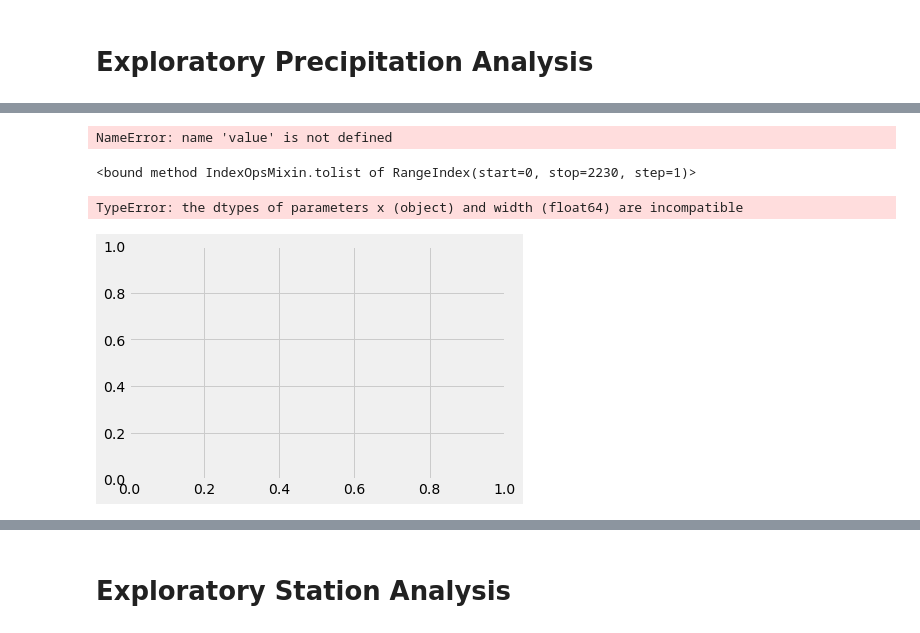
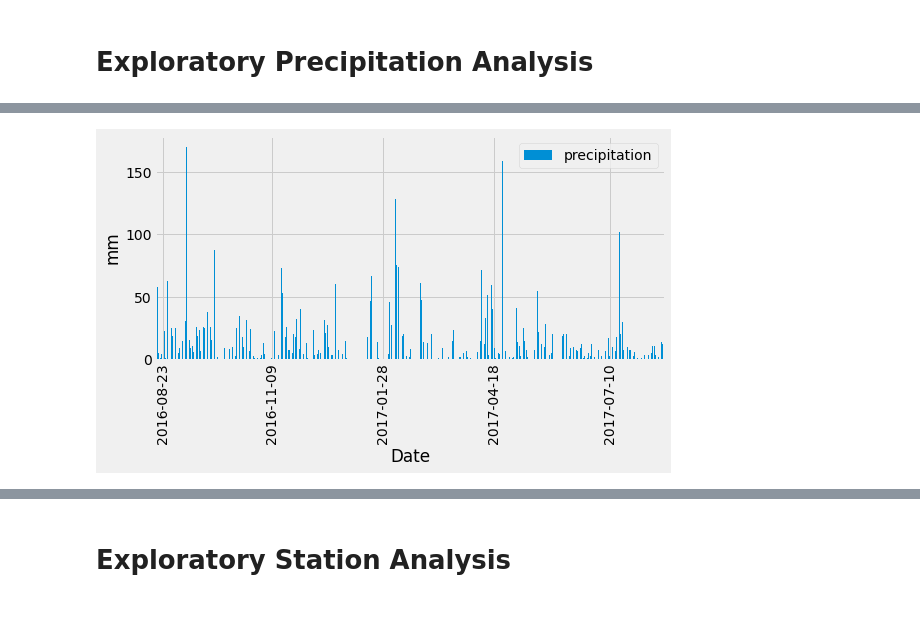
Before and after one commit to lcardsvr/sqlalchemy-challenge, a Jupyter notebook: SurfsUp/climate_starter.ipynb, the cells around one changed output, grey strips where cells are left out. Drawn from its saved outputs; the diff is of its cells as text; code cells hidden in the pictures.

```diff
--- a/SurfsUp/climate_starter.ipynb
+++ b/SurfsUp/climate_starter.ipynb
@@ -199,3 +158,8 @@ Query Date:  2016-08-23
 # %%
+# To plot just one datapoint per date The maximum precipitation per day was taken
+prcp_max_data = session.query(Measurement.date, func.max(Measurement.prcp)).\
+     filter(Measurement.date >= query_date).\
+     group_by(Measurement.date).\
+     order_by(Measurement.date).all()
 
-dates = session.query(Measurement.date, Measurement.prcp).filter(Measurement.date >= query_date).order_by(Measurement.date).all()
+prcp_max_data
@@ -317,10 +183,0 @@ AttributeError: 'Text' object has no property 'step'
-# %%
-x = [value for values in df.index.values ]
-
-x_axis = np.arange(len(x))
-# %% [output]
-NameError: name 'value' is not defined
-# %%
-x
-# %% [output]
-<bound method IndexOpsMixin.tolist of RangeIndex(start=0, stop=2230, step=1)>
@@ -329,5 +183,0 @@ y = df.prcp.to_list
-# %%
-plt.bar(x_axis, y, color="b", align="center")
-# %% [output]
-TypeError: the dtypes of parameters x (object) and width (float64) are incompatible
-[figure, removed]
@@ -347,3 +184,15 @@ df.set_index('date', inplace=True)
+# %%
+# Plot the Results in a Matplotlib bar chart
+prcp_max_data_df = pd.DataFrame(prcp_max_data, columns=['date', 'precipitation'])
+prcp_max_data_df.set_index('date', inplace=True)
+prcp_max_data_df.plot(kind="bar", rot=90,figsize=(8,5))
+plt.tight_layout()
+plt.xticks(ticks=[5,83,163,243,326],labels=["2016-08-23", "2016-11-09", "2017-01-28","2017-04-18","2017-07-10"])
+plt.xlabel("Date")
+plt.ylabel("mm")
+plt.show()
+# %% [output]
+[figure, added]
 # %%
 # Use Pandas to calcualte the summary statistics for the precipitation data
 
```
Also changed, not shown: parts of 30 cells of this notebook.
